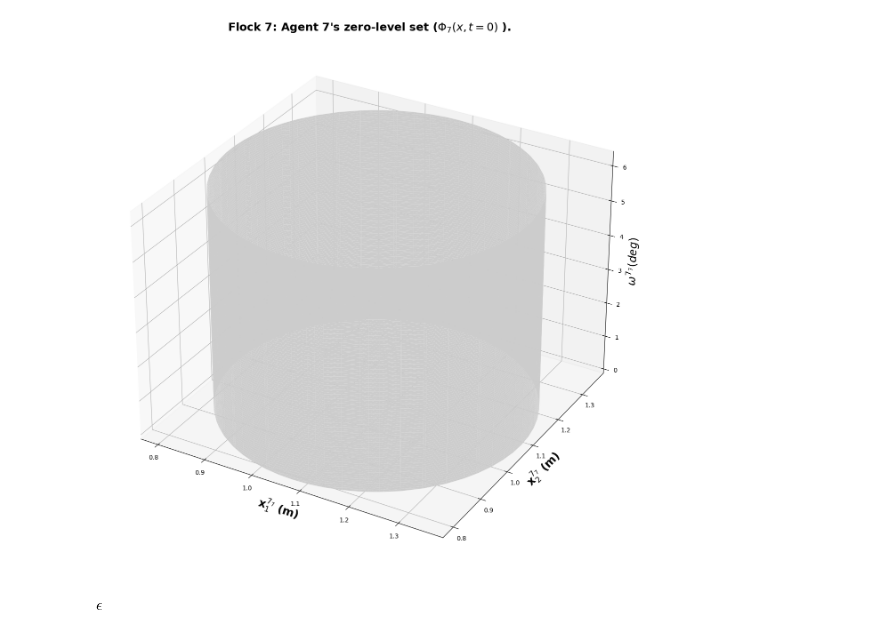
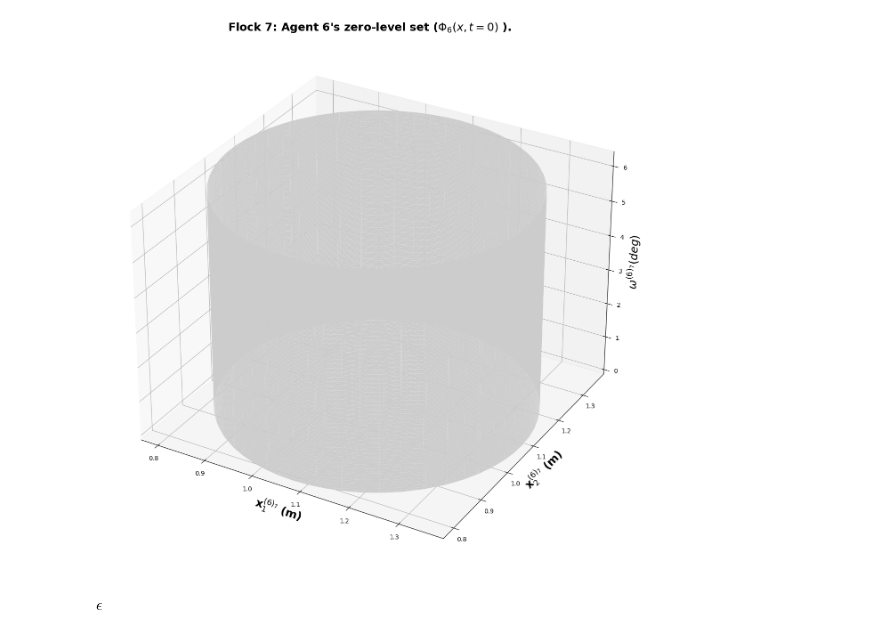
Before and after one commit to robotsorcerer/ComplexBRAT, a Jupyter notebook: Notes/large_brat.ipynb, the cells around one changed output. Cells and saved outputs as stored; diff of their text form; code cells hidden in the pictures.

```diff
--- a/Notes/large_brat.ipynb
+++ b/Notes/large_brat.ipynb
@@ -189,38 +189,38 @@ for vehicle in flock.vehicles:
     # print(vehicle.payoff)
     mesh_bundle = implicit_mesh(vehicle.payoff, 0, spacing,edge_color=None, face_color=next(color))
 
     ax.grid('on')
     plt.cla()
 
     ax.add_collection3d(mesh_bundle.mesh)
     xlim = (mesh_bundle.verts[:, 0].min(), mesh_bundle.verts[:,0].max())
     ylim = (mesh_bundle.verts[:, 1].min(), mesh_bundle.verts[:,1].max())
     zlim = (mesh_bundle.verts[:, 2].min(), mesh_bundle.verts[:,2].max())
 
     ax.set_xlim3d(*xlim)
     ax.set_ylim3d(*ylim)
     ax.set_zlim3d(*zlim)
 
     ax.tick_params(axis='both', which='major', labelsize=10)
-    ax.set_title(rf"Flock {flock.label}: Agent {idx+1}'s zero-level set ($\Phi_{idx+1}(x, t=0)$ ).", fontdict=fontdict)
+    ax.set_title(rf"Flock {flock.label}: Agent {idx}'s zero-level set ($\Phi_{idx}(x, t=0)$ ).", fontdict=fontdict)
 
-    ax.set_xlabel(rf'x$_1^{{({idx+1})_{flock.label}}}$ (m)', fontdict=fontdict)
-    ax.set_ylabel(rf'x$_2^{{({idx+1})_{flock.label}}}$ (m)', fontdict=fontdict)
-    ax.set_zlabel(rf'$\omega^{{({idx+1})_{flock.label}}} (deg)$',fontdict=fontdict)
+    ax.set_xlabel(rf'x$_1^{{({idx})_{flock.label}}}$ (m)', fontdict=fontdict)
+    ax.set_ylabel(rf'x$_2^{{({idx})_{flock.label}}}$ (m)', fontdict=fontdict)
+    ax.set_zlabel(rf'$\omega^{{({idx})_{flock.label}}} (deg)$',fontdict=fontdict)
 
     fig.canvas.draw()
     fig.canvas.flush_events()
 
     savepath = join(expanduser("~"), "Documents", "Papers", "Safety", "WAFR2022", "figures")
     os.makedirs(savepath) if not os.path.exists(savepath) else None
     fig.savefig(join(savepath, rf"agent_{idx:0>4}.jpg"), \
                         bbox_inches='tight',facecolor='None')
 
     time.sleep(1e-5)
 
     idx+= 1
 # %% [output]
-[figure, old version]
+[figure, new version]
 # %% [markdown]
 $\epsilon$
 # %%
```
Also changed, not shown: 1 other file.
